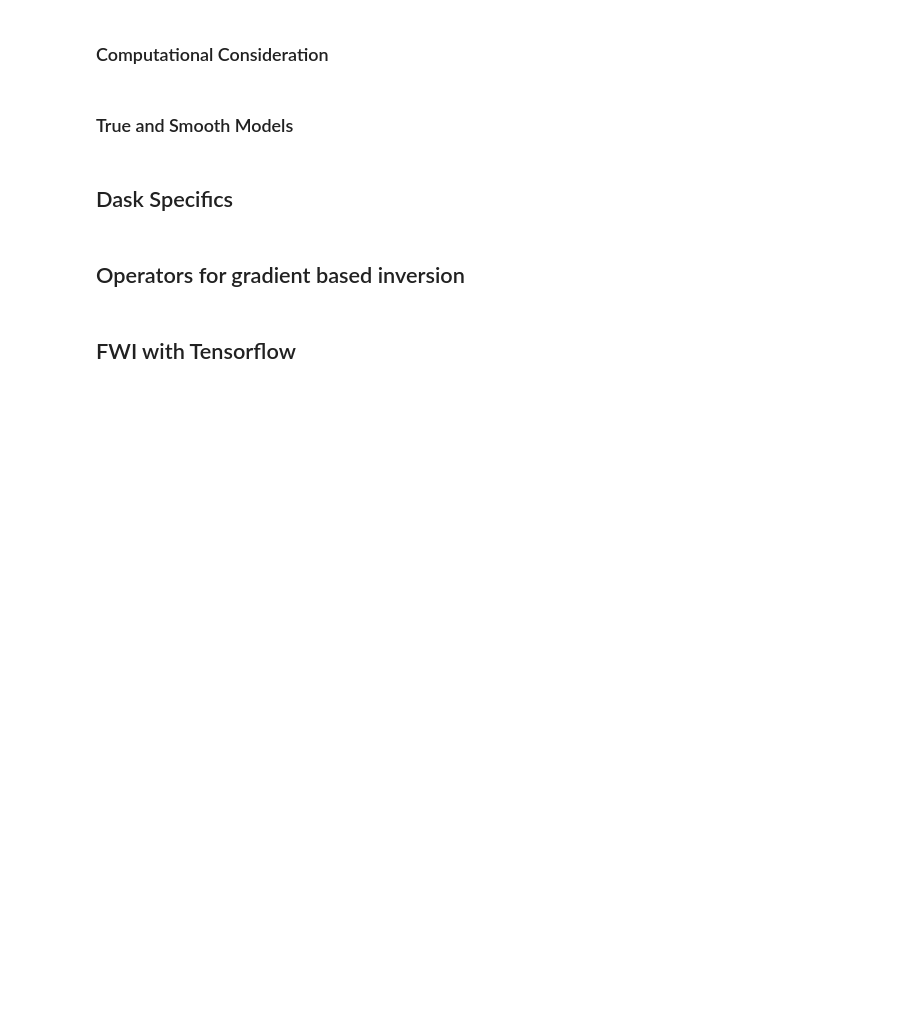
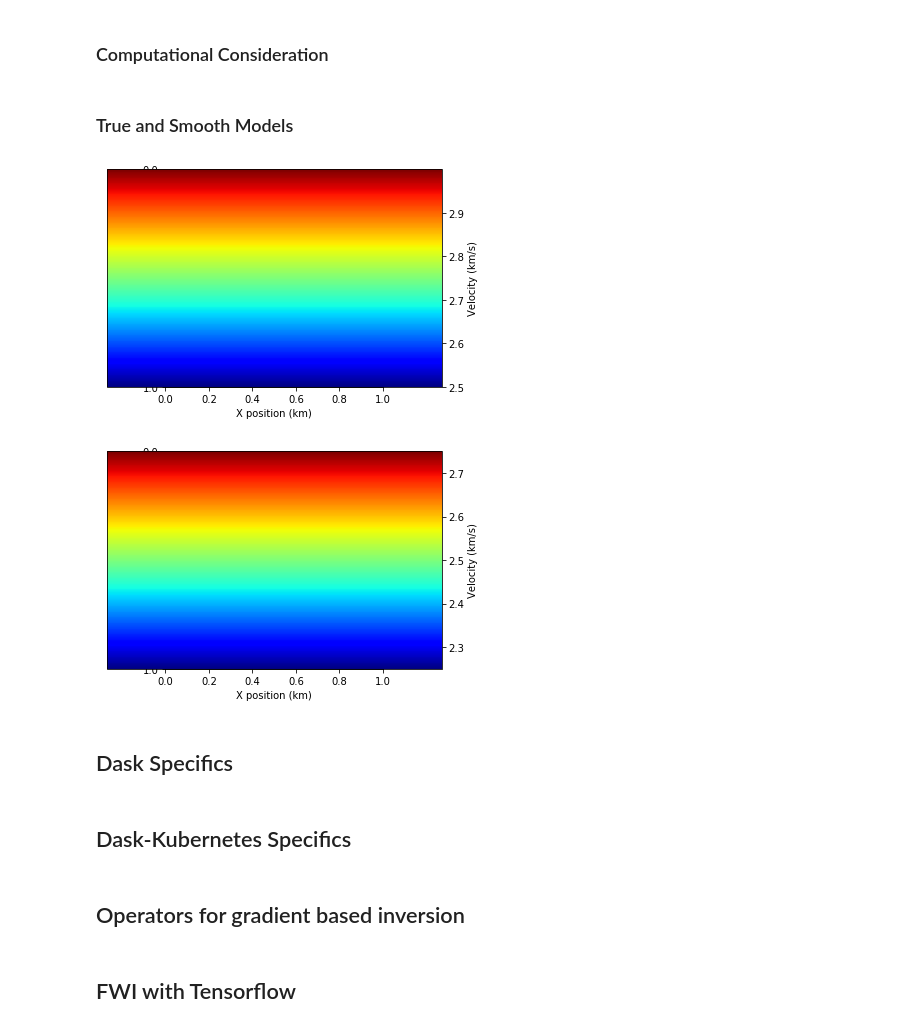
Before and after one commit to RajatRasal/FWI-Devito-with-TF-on-Dask-K8s-Cluster-for-GKE, a Jupyter notebook: notebooks/dask_kubernetes_K8_GCP_demo.ipynb, the cells around one changed output. Cells and saved outputs as stored; diff of their text form; code cells hidden in the pictures; blank space fills up the shorter version.

Commit message:
All changes to main notebook 1) Dask kubernetes specifics 2) Tensorflow graph 3) Dask statistics visualisation 4) tensorboard visualisation

```diff
--- a/notebooks/dask_kubernetes_K8_GCP_demo.ipynb
+++ b/notebooks/dask_kubernetes_K8_GCP_demo.ipynb
@@ -155,17 +155,23 @@ f0 = 0.01
 # %% [markdown]
 ### True and Smooth Models
 # %%
-from examples.seismic import demo_model, plot_velocity, plot_perturbation
+from examples.seismic import demo_model, plot_velocity
 from devito import configuration
 from distributed import Client, LocalCluster, wait
 
 configuration['log_level'] = 'WARNING'
 
 true_model = demo_model('circle-isotropic', vp=3.0, vp_background=2.5,
                         origin=origin, shape=shape, spacing=spacing, nbpml=40)
 
 smooth_model = demo_model('circle-isotropic', vp=2.5, vp_background=2.5,
                           origin=origin, shape=shape, spacing=spacing, nbpml=40)
+
+plot_velocity(true_model)
+plot_velocity(smooth_model)
+# %% [output]
+[figure, added]
+[figure, added]
 # %% [markdown]
 ## Dask Specifics
 # %%
@@ -184,3 +190,5 @@ class fg_pair:
             return self
         else:
             return self.__add__(other)
+# %% [markdown]
+## Dask-Kubernetes Specifics
```
Also changed, not shown: parts of 19 cells of this notebook.
